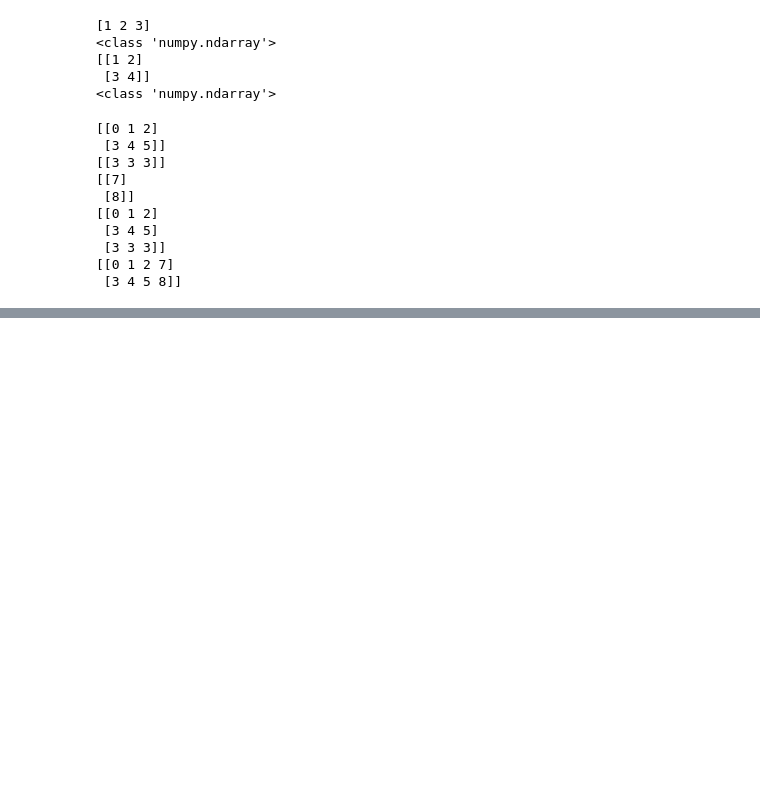
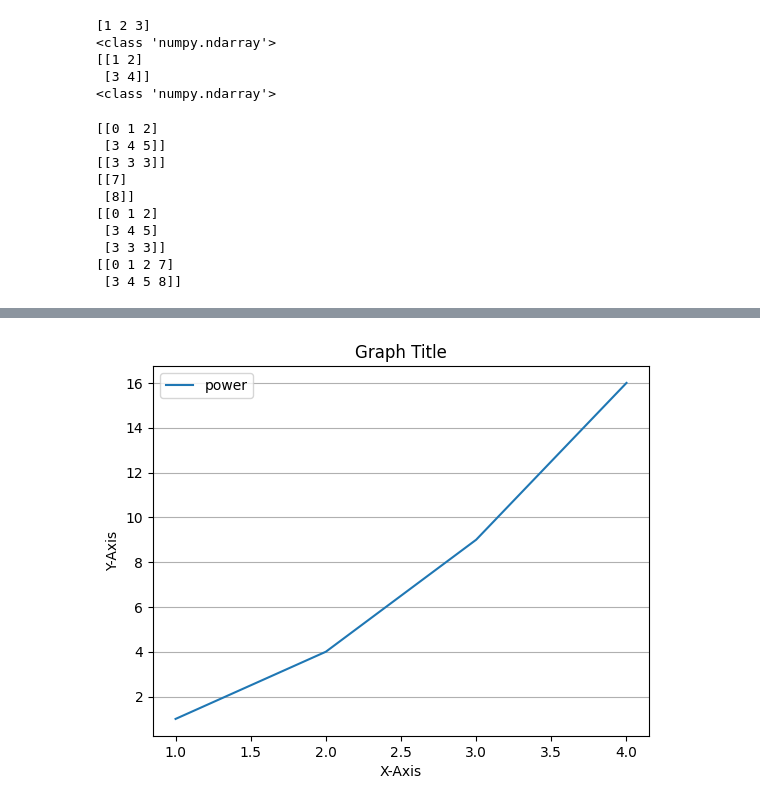
Before and after one commit to chicago007/test2, a Jupyter notebook: HYCU_인공지능.ipynb, the cells around one changed output, grey strips where cells are left out. Saved outputs shown, nothing was run; the diff lists cells and outputs as text; code cells hidden in the pictures; blank space fills up the shorter version.

```diff
--- a/HYCU_인공지능.ipynb
+++ b/HYCU_인공지능.ipynb
@@ -227,0 +329,11 @@ print(e)
+# %%
+import matplotlib.pyplot as plt
+plt.title('Graph Title')
+plt.plot([1,2,3,4],[1,4,9,16], label='power')
+plt.xlabel('X-Axis')
+plt.ylabel('Y-Axis')
+plt.grid(True, axis='y')
+plt.legend()
+plt.show()
+# %% [output]
+[figure, added]
```
Also changed, not shown: parts of 48 cells of this notebook.
